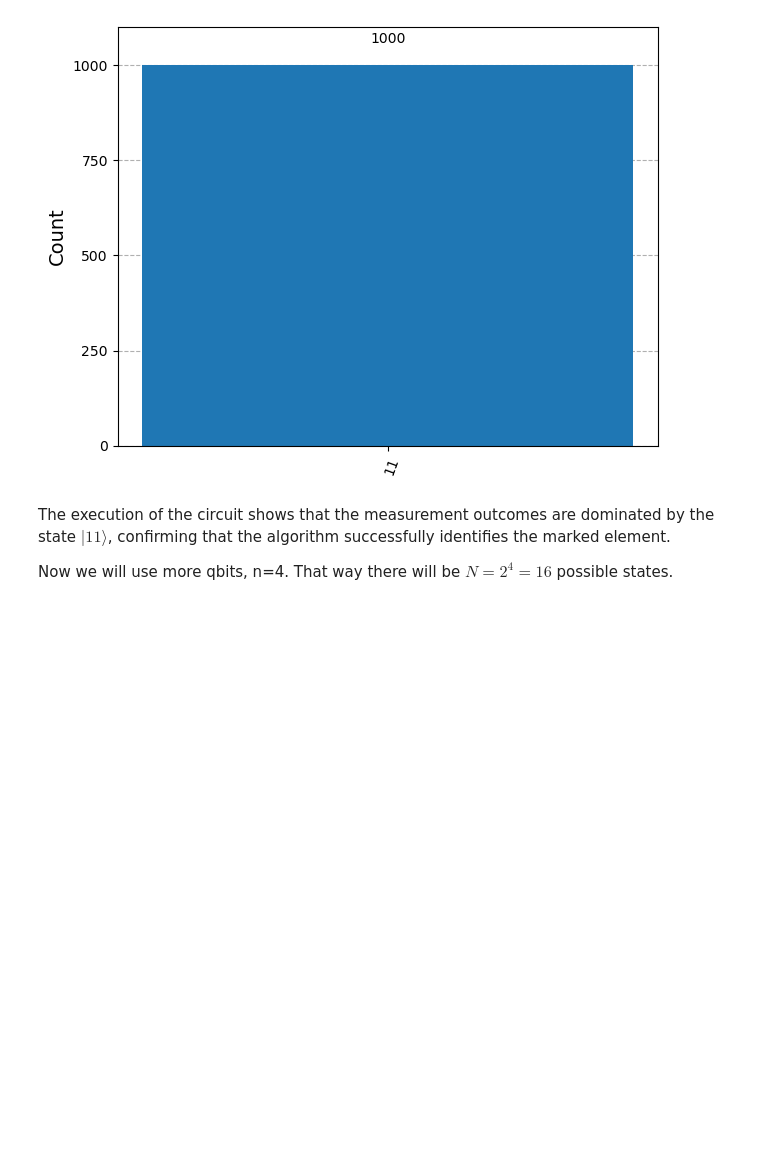
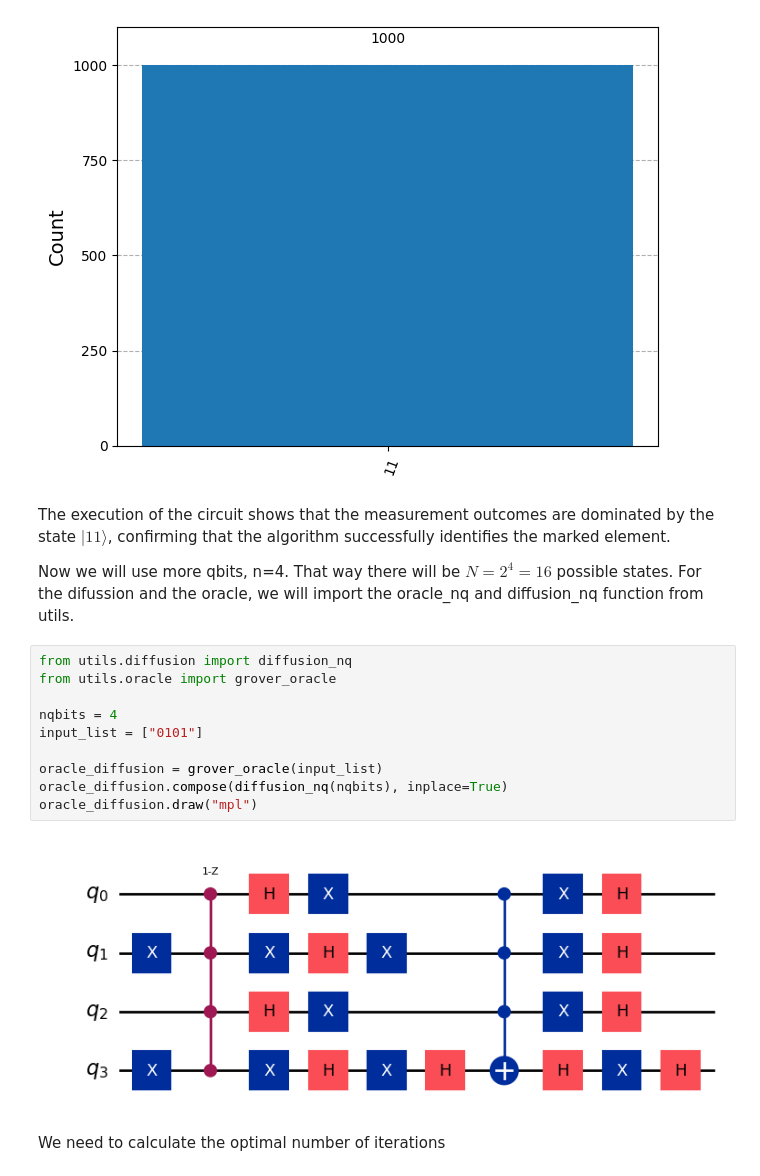
Before and after one commit to mariomeendezz/Grovers-algorithm, a Jupyter notebook: src/grover.ipynb, the cells around one changed output. Saved outputs shown, nothing was run; the diff lists cells and outputs as text; blank space fills up the shorter version.

```diff
--- a/src/grover.ipynb
+++ b/src/grover.ipynb
@@ -576,4 +592,18 @@ display(plot_histogram(counts))
 # %% [markdown]
 The execution of the circuit shows that the measurement outcomes are dominated by the state $|11\rangle$, confirming that the algorithm successfully identifies the marked element.
 
-Now we will use more qbits, n=4. That way there will be $N=2^4=16$ possible states.
+Now we will use more qbits, n=4. That way there will be $N=2^4=16$ possible states. For the difussion and the oracle, we will import the oracle_nq and diffusion_nq function from utils.
+# %%
+from utils.diffusion import diffusion_nq
+from utils.oracle import grover_oracle
+
+nqbits = 4
+input_list = ["0101"]
+
+oracle_diffusion = grover_oracle(input_list)
+oracle_diffusion.compose(diffusion_nq(nqbits), inplace=True)
+oracle_diffusion.draw("mpl")
+# %% [output]
+[figure, added]
+# %% [markdown]
+We need to calculate the optimal number of iterations
```
Also changed, not shown: parts of 21 cells of this notebook, 2 other files.
